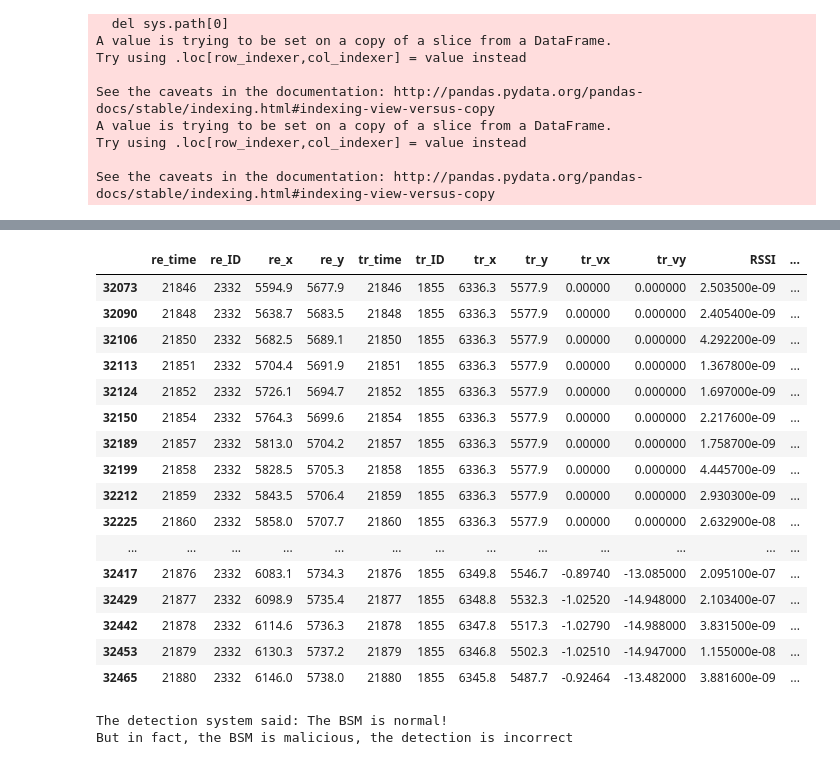
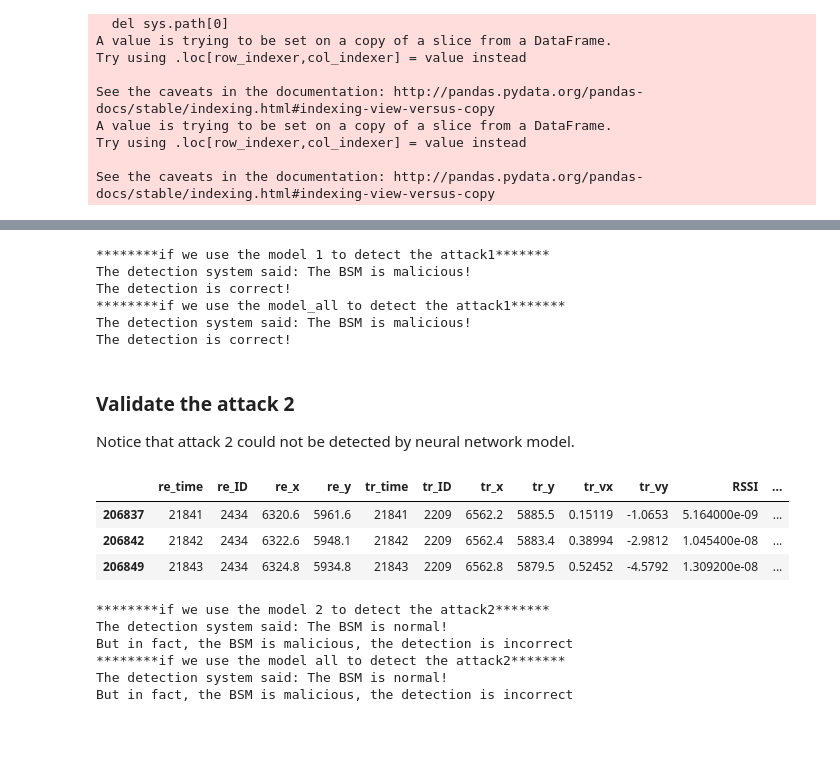
Before and after one commit to liangwangENST/SR2I208-Detection-Malicious-data, a Jupyter notebook: Neural Network.ipynb, the cells around one changed output, grey strips where cells are left out. Cells and saved outputs as stored; diff of their text form; code cells hidden in the pictures; blank space fills up the shorter version.

```diff
--- a/Neural Network.ipynb
+++ b/Neural Network.ipynb
@@ -554,26 +593,36 @@ See the caveats in the documentation: http://pandas.pydata.org/pandas-docs/stabl
+# %%
+print('********if we use the model 1 to detect the attack1*******')
+test_real_data(model, data_select, 1)
+print('********if we use the model_all to detect the attack1*******')
+test_real_data(model_all, data_select, 1)
+# %% [output]
+********if we use the model 1 to detect the attack1*******
+The detection system said: The BSM is malicious!
+The detection is correct!
+********if we use the model_all to detect the attack1*******
+The detection system said: The BSM is malicious!
+The detection is correct!
+# %% [markdown]
+### Validate the attack 2
+Notice that attack 2 could not be detected by neural network model.
 # %%
-data_select = get_data(data_atk2, 1)
+mode = 1
+data_select = get_data(data_atk2, mode)
 data_select
 # %% [output]
 |  | re_time | re_ID | re_x | re_y | tr_time | tr_ID | tr_x | tr_y | tr_vx | tr_vy | RSSI | ... |
-| 32073 | 21846 | 2332 | 5594.9 | 5677.9 | 21846 | 1855 | 6336.3 | 5577.9 | 0.00000 | 0.000000 | 2.503500e-09 | ... |
-| 32090 | 21848 | 2332 | 5638.7 | 5683.5 | 21848 | 1855 | 6336.3 | 5577.9 | 0.00000 | 0.000000 | 2.405400e-09 | ... |
-| 32106 | 21850 | 2332 | 5682.5 | 5689.1 | 21850 | 1855 | 6336.3 | 5577.9 | 0.00000 | 0.000000 | 4.292200e-09 | ... |
-| 32113 | 21851 | 2332 | 5704.4 | 5691.9 | 21851 | 1855 | 6336.3 | 5577.9 | 0.00000 | 0.000000 | 1.367800e-09 | ... |
-| 32124 | 21852 | 2332 | 5726.1 | 5694.7 | 21852 | 1855 | 6336.3 | 5577.9 | 0.00000 | 0.000000 | 1.697000e-09 | ... |
-| 32150 | 21854 | 2332 | 5764.3 | 5699.6 | 21854 | 1855 | 6336.3 | 5577.9 | 0.00000 | 0.000000 | 2.217600e-09 | ... |
-| 32189 | 21857 | 2332 | 5813.0 | 5704.2 | 21857 | 1855 | 6336.3 | 5577.9 | 0.00000 | 0.000000 | 1.758700e-09 | ... |
-| 32199 | 21858 | 2332 | 5828.5 | 5705.3 | 21858 | 1855 | 6336.3 | 5577.9 | 0.00000 | 0.000000 | 4.445700e-09 | ... |
-| 32212 | 21859 | 2332 | 5843.5 | 5706.4 | 21859 | 1855 | 6336.3 | 5577.9 | 0.00000 | 0.000000 | 2.930300e-09 | ... |
-| 32225 | 21860 | 2332 | 5858.0 | 5707.7 | 21860 | 1855 | 6336.3 | 5577.9 | 0.00000 | 0.000000 | 2.632900e-08 | ... |
-| ... | ... | ... | ... | ... | ... | ... | ... | ... | ... | ... | ... | ... |
-| 32417 | 21876 | 2332 | 6083.1 | 5734.3 | 21876 | 1855 | 6349.8 | 5546.7 | -0.89740 | -13.085000 | 2.095100e-07 | ... |
-| 32429 | 21877 | 2332 | 6098.9 | 5735.4 | 21877 | 1855 | 6348.8 | 5532.3 | -1.02520 | -14.948000 | 2.103400e-07 | ... |
-| 32442 | 21878 | 2332 | 6114.6 | 5736.3 | 21878 | 1855 | 6347.8 | 5517.3 | -1.02790 | -14.988000 | 3.831500e-09 | ... |
-| 32453 | 21879 | 2332 | 6130.3 | 5737.2 | 21879 | 1855 | 6346.8 | 5502.3 | -1.02510 | -14.947000 | 1.155000e-08 | ... |
-| 32465 | 21880 | 2332 | 6146.0 | 5738.0 | 21880 | 1855 | 6345.8 | 5487.7 | -0.92464 | -13.482000 | 3.881600e-09 | ... |
+| 206837 | 21841 | 2434 | 6320.6 | 5961.6 | 21841 | 2209 | 6562.2 | 5885.5 | 0.15119 | -1.0653 | 5.164000e-09 | ... |
+| 206842 | 21842 | 2434 | 6322.6 | 5948.1 | 21842 | 2209 | 6562.4 | 5883.4 | 0.38994 | -2.9812 | 1.045400e-08 | ... |
+| 206849 | 21843 | 2434 | 6324.8 | 5934.8 | 21843 | 2209 | 6562.8 | 5879.5 | 0.52452 | -4.5792 | 1.309200e-08 | ... |
-# %%
-test_real_data(model2, data_select, 1)
-# %% [output]
-The detection system said: The BSM is normal!
-But in fact, the BSM is malicious, the detection is incorrect
+# %%
+print('********if we use the model 2 to detect the attack2*******')
+test_real_data(model2, data_select, mode)
+print('********if we use the model all to detect the attack2*******')
+test_real_data(model_all, data_select, mode)
+# %% [output]
+********if we use the model 2 to detect the attack2*******
+The detection system said: The BSM is normal!
+But in fact, the BSM is malicious, the detection is incorrect
+********if we use the model all to detect the attack2*******
+The detection system said: The BSM is normal!
+But in fact, the BSM is malicious, the detection is incorrect
```
Also changed, not shown: parts of 30 cells of this notebook, 5 other files.
